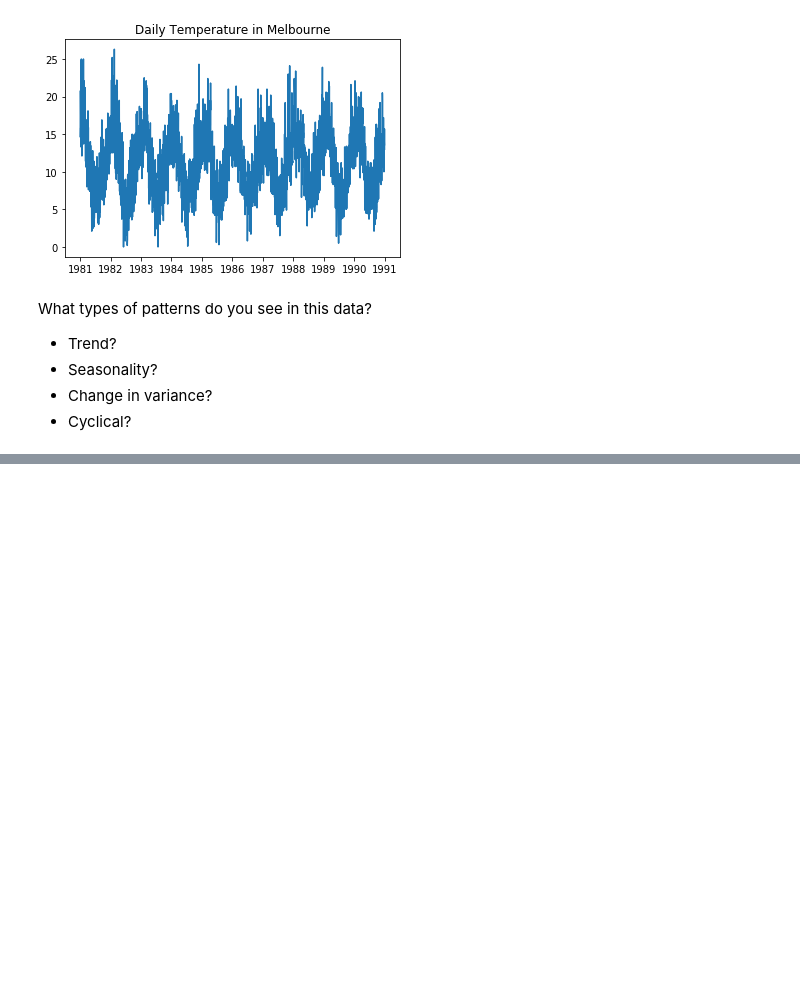
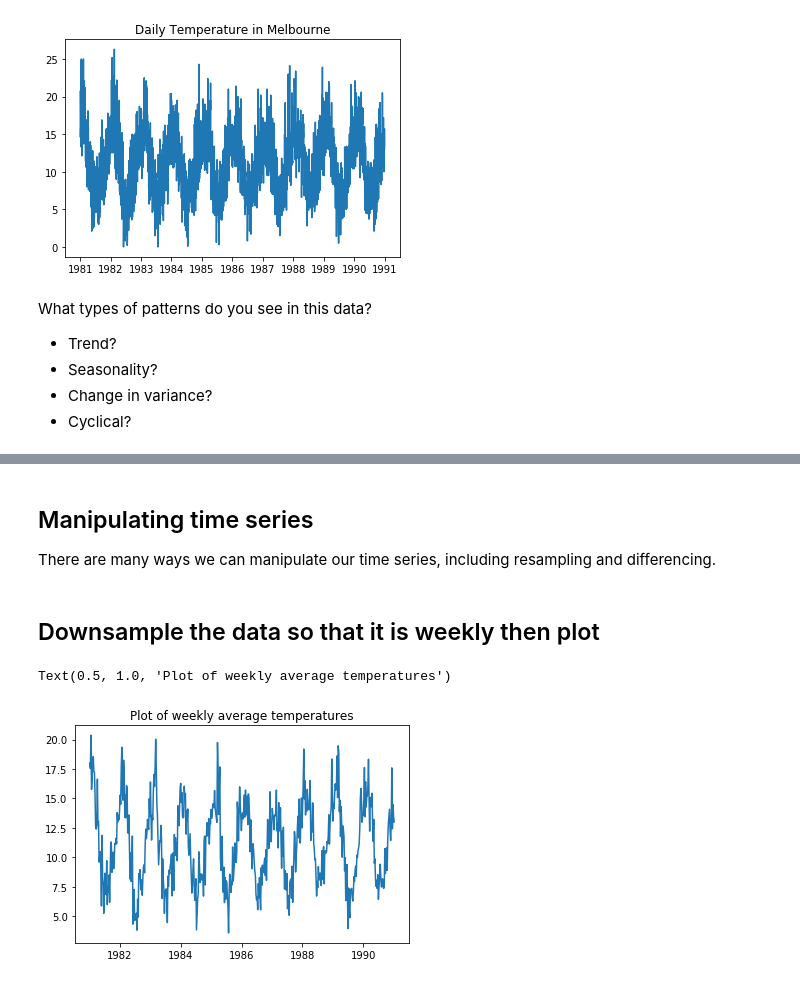
Before and after one commit to j-max/assess_review, a Jupyter notebook: index.ipynb, the cells around one changed output, grey strips where cells are left out. Cells and saved outputs as stored; diff of their text form; code cells hidden in the pictures; blank space fills up the shorter version.

```diff
--- a/index.ipynb
+++ b/index.ipynb
@@ -50,0 +73,16 @@ ts.resample('')
+# %% [markdown]
+## Manipulating time series
+There are many ways we can manipulate our time series, including resampling and differencing.
+# %% [markdown]
+## Downsample the data so that it is weekly then plot
+# %%
+
+# Downsample the data so that it is weekly then plot
+
+ts_weekly = ts.resample('W').mean()
+
+plt.plot(ts_weekly)
+plt.title('Plot of weekly average temperatures')
+# %% [output]
+Text(0.5, 1.0, 'Plot of weekly average temperatures')
+[figure, added]
```
Also changed, not shown: parts of 33 cells of this notebook, 10 other files.
